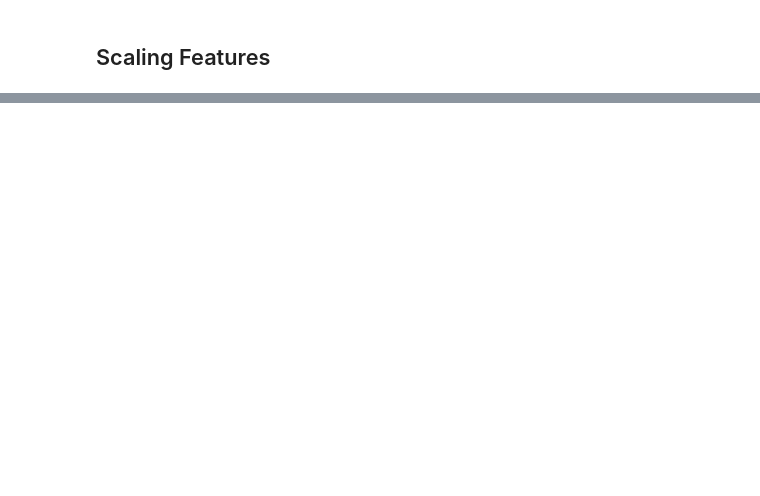
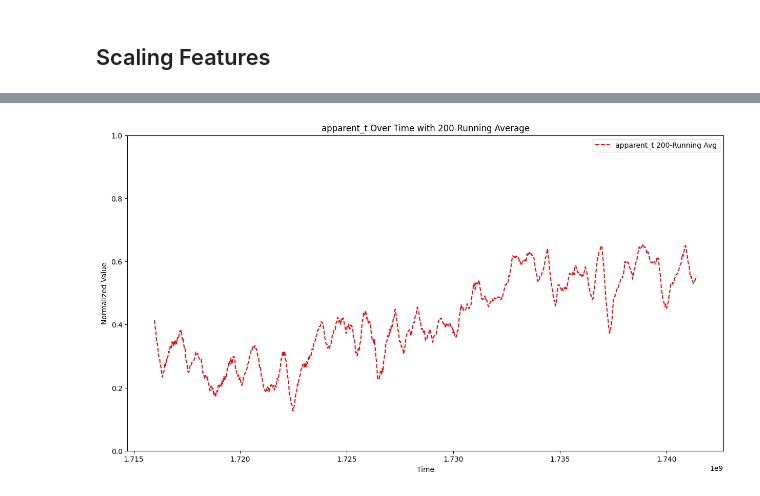
Before and after one commit to TempeHS/2025SE-Crawford.L-HSCTask2, a Jupyter notebook: model_development/wrangling/wrangle.ipynb, the cells around one changed output, grey strips where cells are left out. Cells and saved outputs as stored; diff of their text form; code cells hidden in the pictures; blank space fills up the shorter version.

```diff
--- a/model_development/wrangling/wrangle.ipynb
+++ b/model_development/wrangling/wrangle.ipynb
@@ -159,0 +197,6 @@ element = 'temp'
+# %%
+feature = data_frame.columns
+for feature in data_frame.columns:
+    min = data_frame[feature].min()
+    max = data_frame[feature].max()
+    print(f"{feature:<15} | Min: {min:<10} | Max: {max:<10}")
@@ -159,0 +217,13 @@ element = 'temp'
+# %%
+# Normalise the data
+feature = "apparent_t"
+
+try:
+    min = float(data_frame[feature].min())
+    max = float(data_frame[feature].max())
+except ValueError:
+    print(f"Cannot normalise {feature}")
+    exit()
+
+data_frame[feature] = (data_frame[feature] - min) / (max - min)
+print(data_frame[feature])
@@ -159,0 +243,25 @@ element = 'temp'
+# %%
+import matplotlib.pyplot as plt
+
+plt.figure(figsize=(15, 8))
+# plt.plot(
+#     data_frame["time"],
+#     data_frame[feature],
+#     label=feature,
+#     color="#2b75ff",
+# )
+plt.plot(
+    data_frame["time"],
+    data_frame[feature].rolling(window=200).mean(),
+    label=f"{feature} 200-Running Avg",
+    linestyle="--",
+    color="red",
+)
+plt.xlabel("Time")
+plt.ylabel("Normalized Value")
+plt.title(f"{feature} Over Time with 200-Running Average")
+plt.ylim(0, 1)
+plt.legend()
+plt.show()
+# %% [output]
+[figure, added]
```
Also changed, not shown: parts of 12 cells of this notebook, 2 other files.
